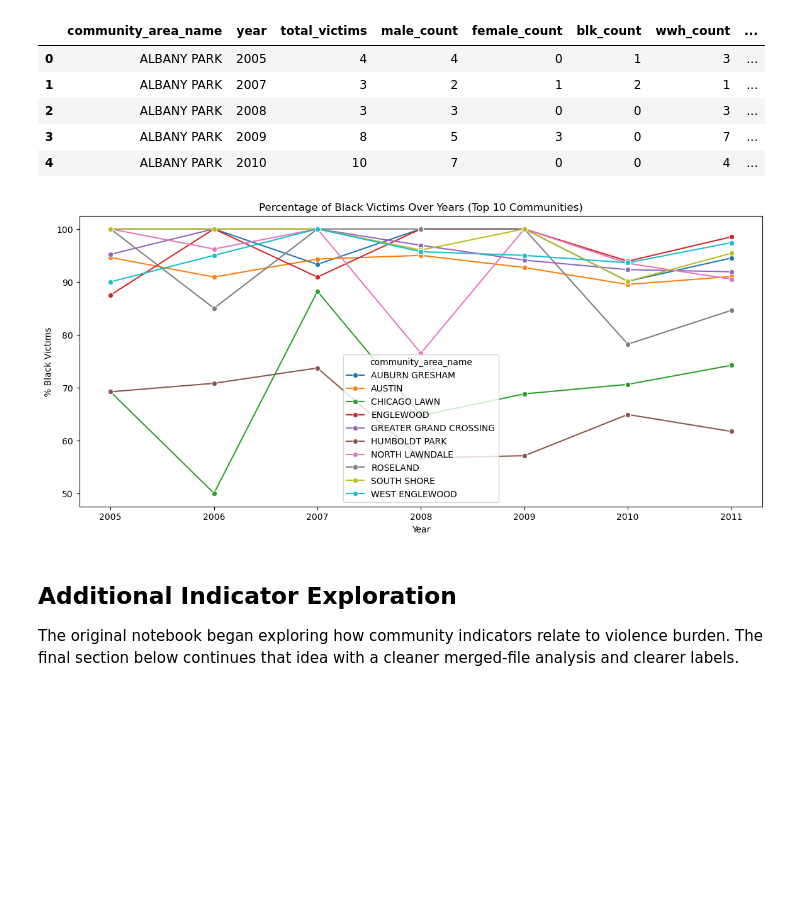
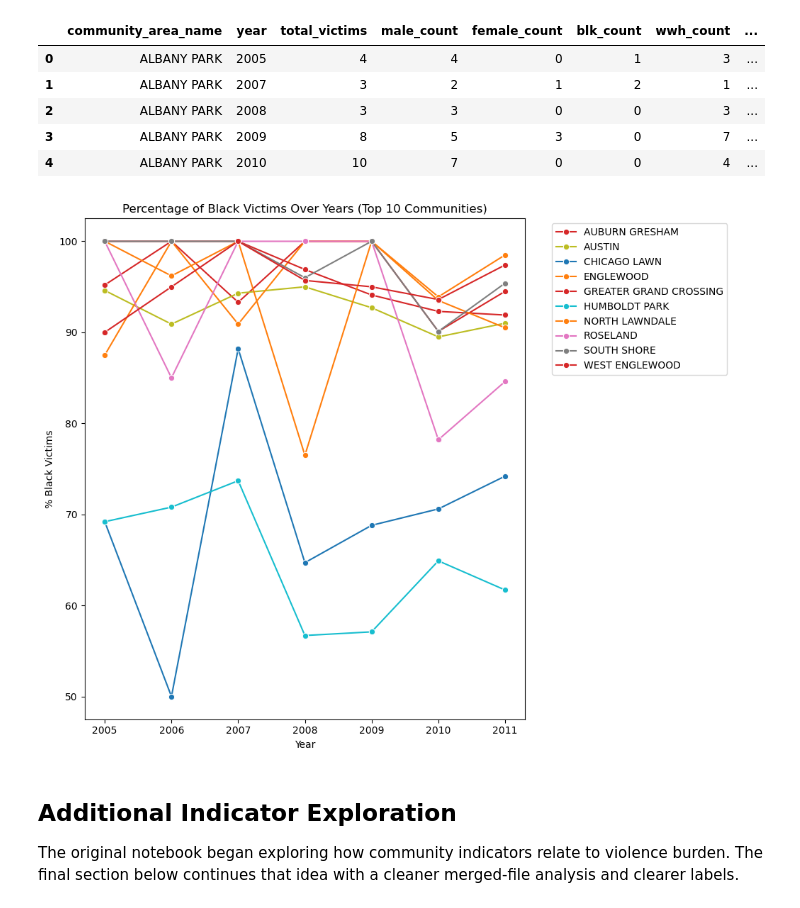
Before and after one commit to YoyoLin008/Lin-Lin, a Jupyter notebook: Datasets/Combined.ipynb, the cells around one changed output. Cells and saved outputs as stored; diff of their text form; code cells hidden in the pictures; blank space fills up the shorter version.

```diff
--- a/Datasets/Combined.ipynb
+++ b/Datasets/Combined.ipynb
@@ -400,21 +444,13 @@ gun_violence_by_area_year.head(5)
 
 This section creates aggregated demographic summaries at the community-area-by-year level to avoid reporting raw victim-level information.
 # %%
-# Filter to rows that have demographic info
-demo = df_merged.dropna(subset=['age', 'sex', 'race']).copy()
+# Filter to rows that have demographic info.
+df_demo = df_merged.copy().dropna(subset=["age", "sex", "race"])
 
-# Create age groups.
-def age_group(x):
-    if pd.isna(x): return 'Unknown'
-    if x in ['0-19', '20-29']: return '0-29'
-    if x in ['30-39', '40-49']: return '30-49'
-    if x in ['50-59', '60-69']: return '50-69'
-    return '70+'
+df_demo["age_group"] = df_demo["age"].apply(age_group)
 
-demo['age_group'] = demo['age'].apply(age_group)
-
-# Aggregated counts (only at community × year level)
-demographic_summary = (demo.groupby(['community_area_name', 'year'])
+# Counts.
+demo_summary = (df_demo.groupby(['community_area_name', "year"])
                        .agg(
                            total_victims=('unique_id', 'nunique'),   # or any ID column
                            male_count=('sex', lambda x: (x=='M').sum()),
@@ -429,11 +465,12 @@ demographic_summary = (demo.groupby(['community_area_name', 'year'])
 
 # Optional: add percentages (safe because we're at aggregated level)
 for col in ['male_count', 'female_count', 'blk_count', 'wwh_count', 'age_0_29', 'age_30_49']:
-    demographic_summary[col.replace('_count', '_pct')] = (
-        demographic_summary[col] / demographic_summary['total_victims'] * 100
+    demo_summary[col.replace('_count', '_pct')] = (
+        demo_summary[col] / demo_summary['total_victims'] * 100
     ).round(1)
 
-demographic_summary.head(5)
+# Output the result.
+demo_summary.head(5)
 # %% [output]
 |  | community_area_name | year | total_victims | male_count | female_count | blk_count | wwh_count | ... |
 | 0 | ALBANY PARK | 2005 | 4 | 4 | 0 | 1 | 3 | ... |
@@ -442,17 +479,29 @@ demographic_summary.head(5)
 | 3 | ALBANY PARK | 2009 | 8 | 5 | 3 | 0 | 7 | ... |
 | 4 | ALBANY PARK | 2010 | 10 | 7 | 0 | 0 | 4 | ... |
 # %%
-top_areas = demographic_summary.groupby('community_area_name')['total_victims'].sum().nlargest(10).index
-subset = demographic_summary[demographic_summary['community_area_name'].isin(top_areas)]
+top_areas = demo_summary.groupby('community_area_name')['total_victims'].sum().nlargest(10).index
+subset = demo_summary[demo_summary['community_area_name'].isin(top_areas)]
 
-plt.figure(figsize=(14,6))
-sns.lineplot(data=subset, x='year', y='blk_pct', hue='community_area_name', marker='o')
+plt.figure(figsize=(10,8))
+
+sns.lineplot(
+    data=subset,
+    x='year',
+    y='blk_pct',
+    hue='community_area_name',
+    marker='o',
+    palette=color_dict
+)
+
 plt.title('Percentage of Black Victims Over Years (Top 10 Communities)')
 plt.ylabel('% Black Victims')
 plt.xlabel('Year')
+
+plt.legend(bbox_to_anchor=(1.05, 1), loc="upper left")
+plt.tight_layout()
 plt.show()
 # %% [output]
-[figure, old version]
+[figure, new version]
 # %% [markdown]
 ## Additional Indicator Exploration
 
```
Also changed, not shown: parts of 22 cells of this notebook.
